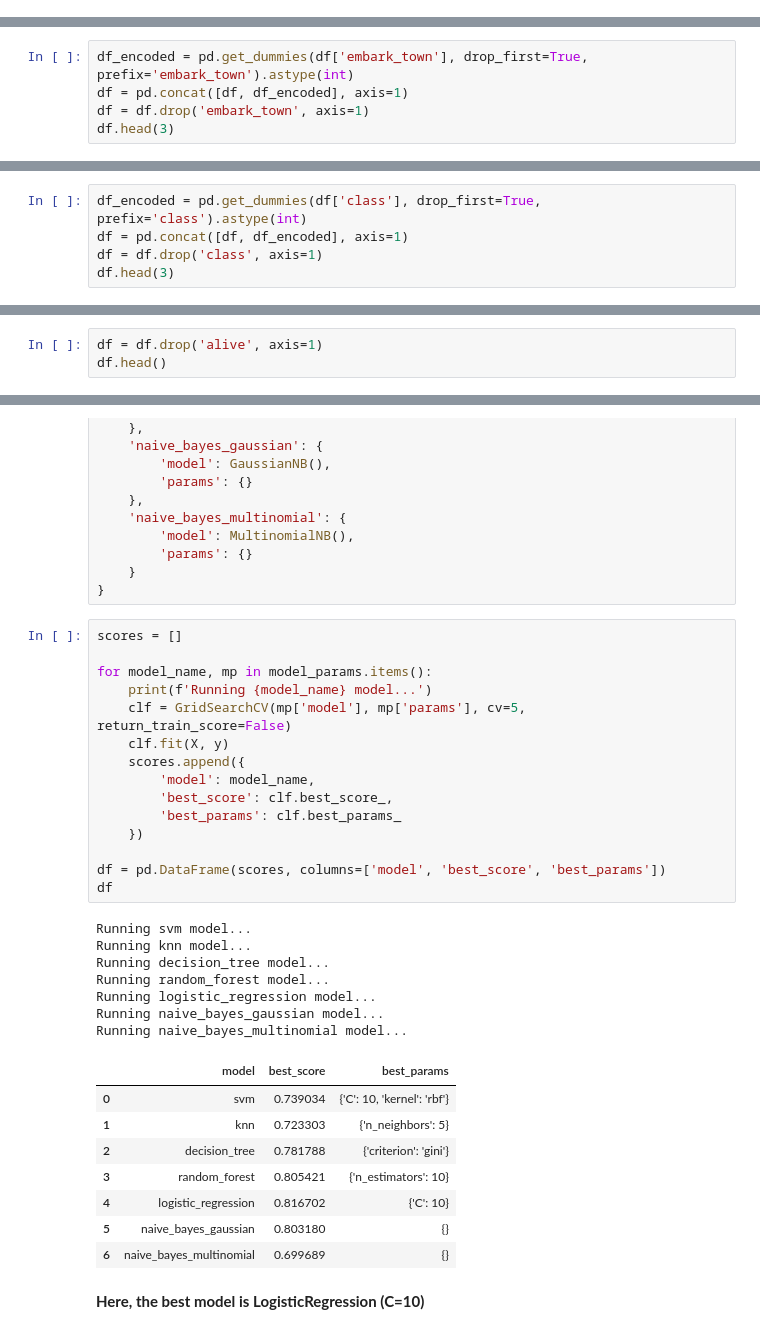
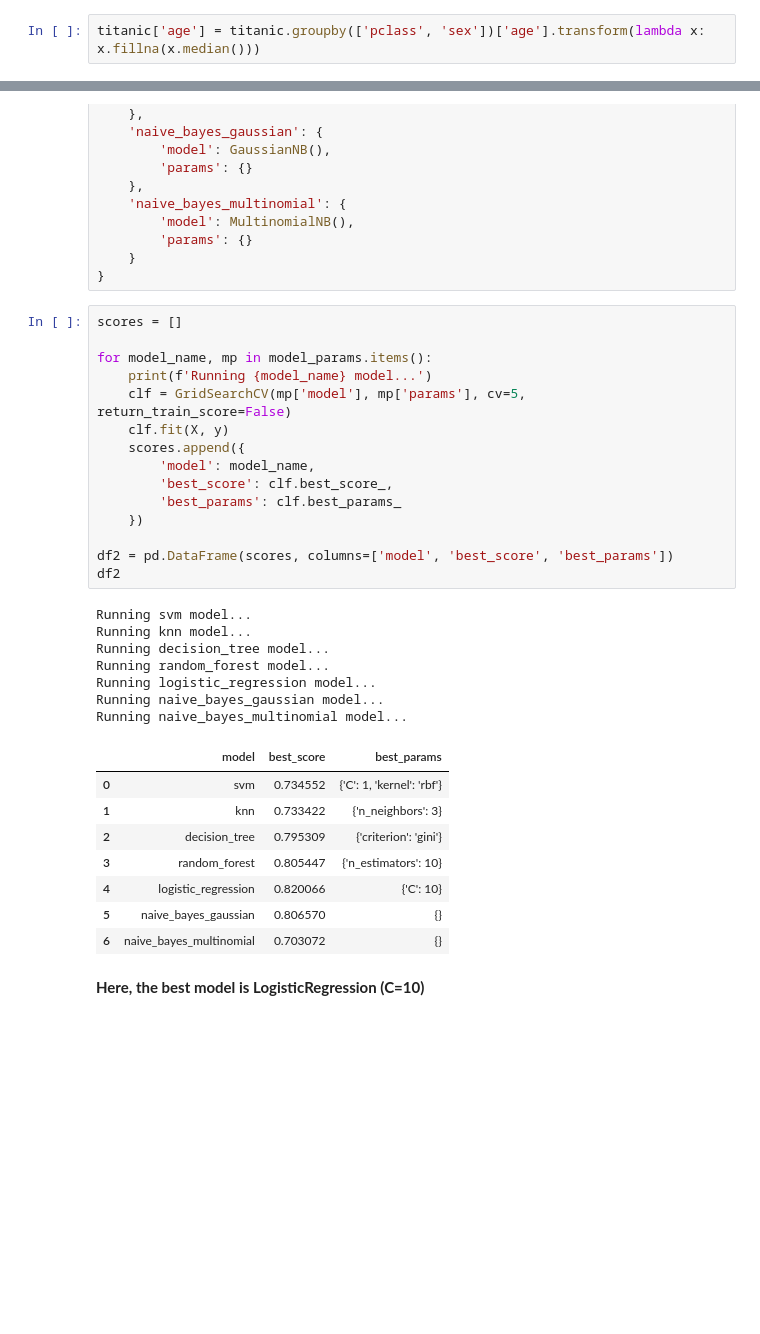
Before and after one commit to The-SP/ML-Code-Collection, a Jupyter notebook: Titanic/titanic.ipynb, the cells around one changed output, grey strips where cells are left out. Saved outputs shown, nothing was run; the diff lists cells and outputs as text; blank space fills up the shorter version.

```diff
--- a/Titanic/titanic.ipynb
+++ b/Titanic/titanic.ipynb
@@ -66 +127,3 @@ titanic['age'].fillna(titanic.age.median(), inplace=True)
+# %%
+titanic['age'] = titanic.groupby(['pclass', 'sex'])['age'].transform(lambda x: x.fillna(x.median()))
 # %% [markdown]
@@ -117,5 +171,0 @@ array(['Southampton', 'Cherbourg', 'Queenstown'], dtype=object)
-# %%
-df_encoded = pd.get_dummies(df['embark_town'], drop_first=True, prefix='embark_town').astype(int)
-df = pd.concat([df, df_encoded], axis=1)
-df = df.drop('embark_town', axis=1)
-df.head(3)
@@ -134,5 +171,0 @@ Categories (3, object): ['First', 'Second', 'Third']
-# %%
-df_encoded = pd.get_dummies(df['class'], drop_first=True, prefix='class').astype(int)
-df = pd.concat([df, df_encoded], axis=1)
-df = df.drop('class', axis=1)
-df.head(3)
@@ -179,3 +206,0 @@ It is same as 'survived' col. So, drop it.
-# %%
-df = df.drop('alive', axis=1)
-df.head()
@@ -246,34 +278,34 @@ model_params = {
 # %%
 scores = []
 
 for model_name, mp in model_params.items():
     print(f'Running {model_name} model...')
     clf = GridSearchCV(mp['model'], mp['params'], cv=5, return_train_score=False)
     clf.fit(X, y)
     scores.append({
         'model': model_name,
         'best_score': clf.best_score_,
         'best_params': clf.best_params_
     })
 
-df = pd.DataFrame(scores, columns=['model', 'best_score', 'best_params'])
-df
+df2 = pd.DataFrame(scores, columns=['model', 'best_score', 'best_params'])
+df2
 # %% [output]
 Running svm model...
 Running knn model...
 Running decision_tree model...
 Running random_forest model...
 Running logistic_regression model...
 Running naive_bayes_gaussian model...
 Running naive_bayes_multinomial model...
 |  | model | best_score | best_params |
-| 0 | svm | 0.739034 | {'C': 10, 'kernel': 'rbf'} |
-| 1 | knn | 0.723303 | {'n_neighbors': 5} |
-| 2 | decision_tree | 0.781788 | {'criterion': 'gini'} |
-| 3 | random_forest | 0.805421 | {'n_estimators': 10} |
-| 4 | logistic_regression | 0.816702 | {'C': 10} |
-| 5 | naive_bayes_gaussian | 0.803180 | {} |
-| 6 | naive_bayes_multinomial | 0.699689 | {} |
+| 0 | svm | 0.734552 | {'C': 1, 'kernel': 'rbf'} |
+| 1 | knn | 0.733422 | {'n_neighbors': 3} |
+| 2 | decision_tree | 0.795309 | {'criterion': 'gini'} |
+| 3 | random_forest | 0.805447 | {'n_estimators': 10} |
+| 4 | logistic_regression | 0.820066 | {'C': 10} |
+| 5 | naive_bayes_gaussian | 0.806570 | {} |
+| 6 | naive_bayes_multinomial | 0.703072 | {} |
 # %% [markdown]
 **Here, the best model is LogisticRegression (C=10)**
 # %% [markdown]
```
Also changed, not shown: parts of 48 cells of this notebook.
